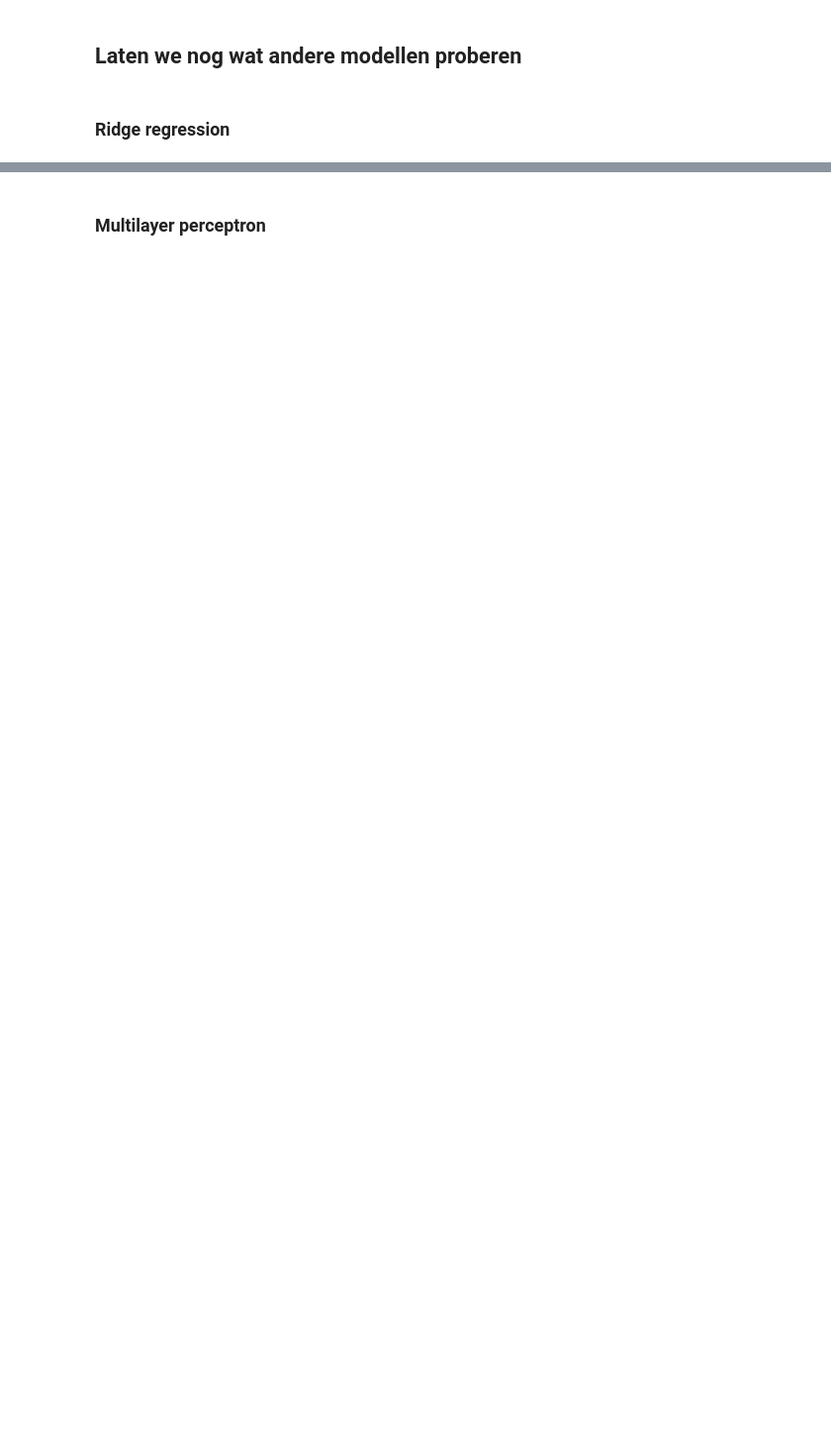
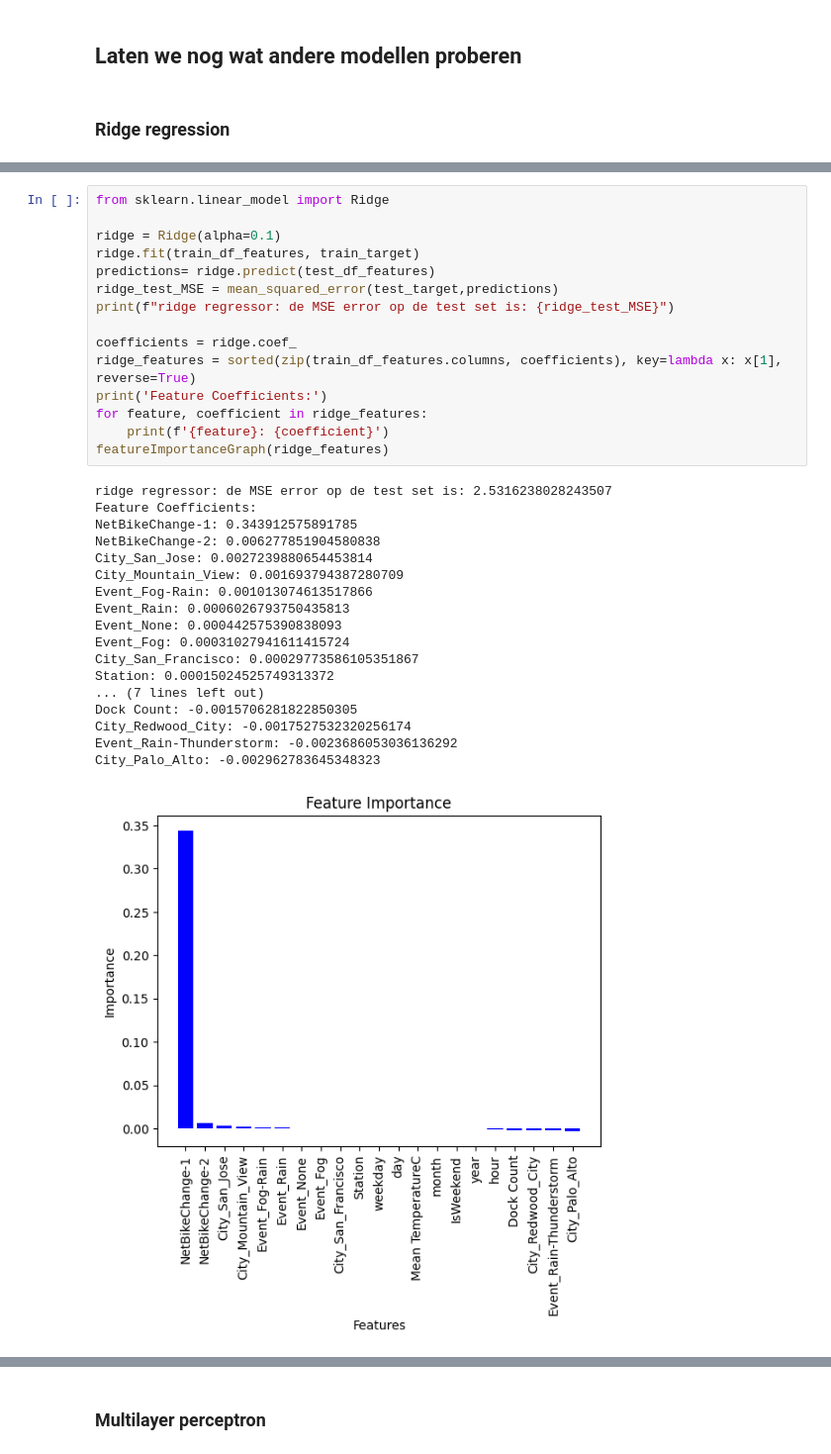
Before and after one commit to DecosterBram/MOW-BikeShare-workshop, a Jupyter notebook: notebooks/BikeShare_exercise_solution.ipynb, the cells around one changed output, grey strips where cells are left out. Shown at 99% size. Saved outputs shown, nothing was run; the diff lists cells and outputs as text; blank space fills up the shorter version.

```diff
--- a/notebooks/BikeShare_exercise_solution.ipynb
+++ b/notebooks/BikeShare_exercise_solution.ipynb
@@ -901,2 +917,36 @@ explain ridge regression
+# %%
+from sklearn.linear_model import Ridge
+
+ridge = Ridge(alpha=0.1)
+ridge.fit(train_df_features, train_target)
+predictions= ridge.predict(test_df_features)
+ridge_test_MSE = mean_squared_error(test_target,predictions)
+print(f"ridge regressor: de MSE error op de test set is: {ridge_test_MSE}")
+
+coefficients = ridge.coef_
+ridge_features = sorted(zip(train_df_features.columns, coefficients), key=lambda x: x[1], reverse=True)
+print('Feature Coefficients:')
+for feature, coefficient in ridge_features:
+    print(f'{feature}: {coefficient}')
+featureImportanceGraph(ridge_features)
+# %% [output]
+ridge regressor: de MSE error op de test set is: 2.5316238028243507
+Feature Coefficients:
+NetBikeChange-1: 0.343912575891785
+NetBikeChange-2: 0.006277851904580838
+City_San_Jose: 0.0027239880654453814
+City_Mountain_View: 0.001693794387280709
+Event_Fog-Rain: 0.001013074613517866
+Event_Rain: 0.0006026793750435813
+Event_None: 0.000442575390838093
+Event_Fog: 0.00031027941611415724
+City_San_Francisco: 0.00029773586105351867
+Station: 0.00015024525749313372
+... (7 lines left out)
+Dock Count: -0.0015706281822850305
+City_Redwood_City: -0.0017527532320256174
+Event_Rain-Thunderstorm: -0.0023686053036136292
+City_Palo_Alto: -0.002962783645348323
+[figure, added]
 # %%
 from sklearn.linear_model import RidgeCV
```
Also changed, not shown: parts of 66 cells of this notebook, 1 other file.
